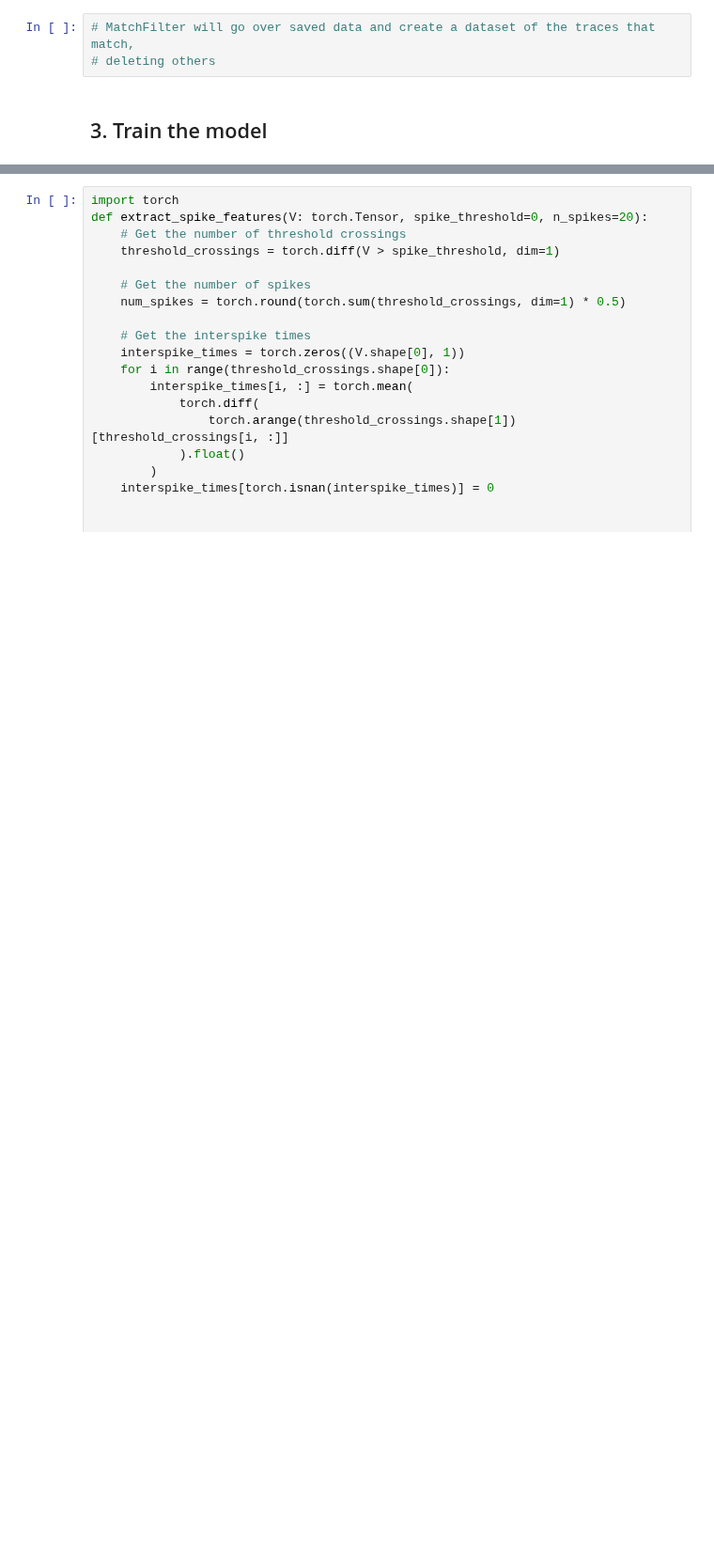
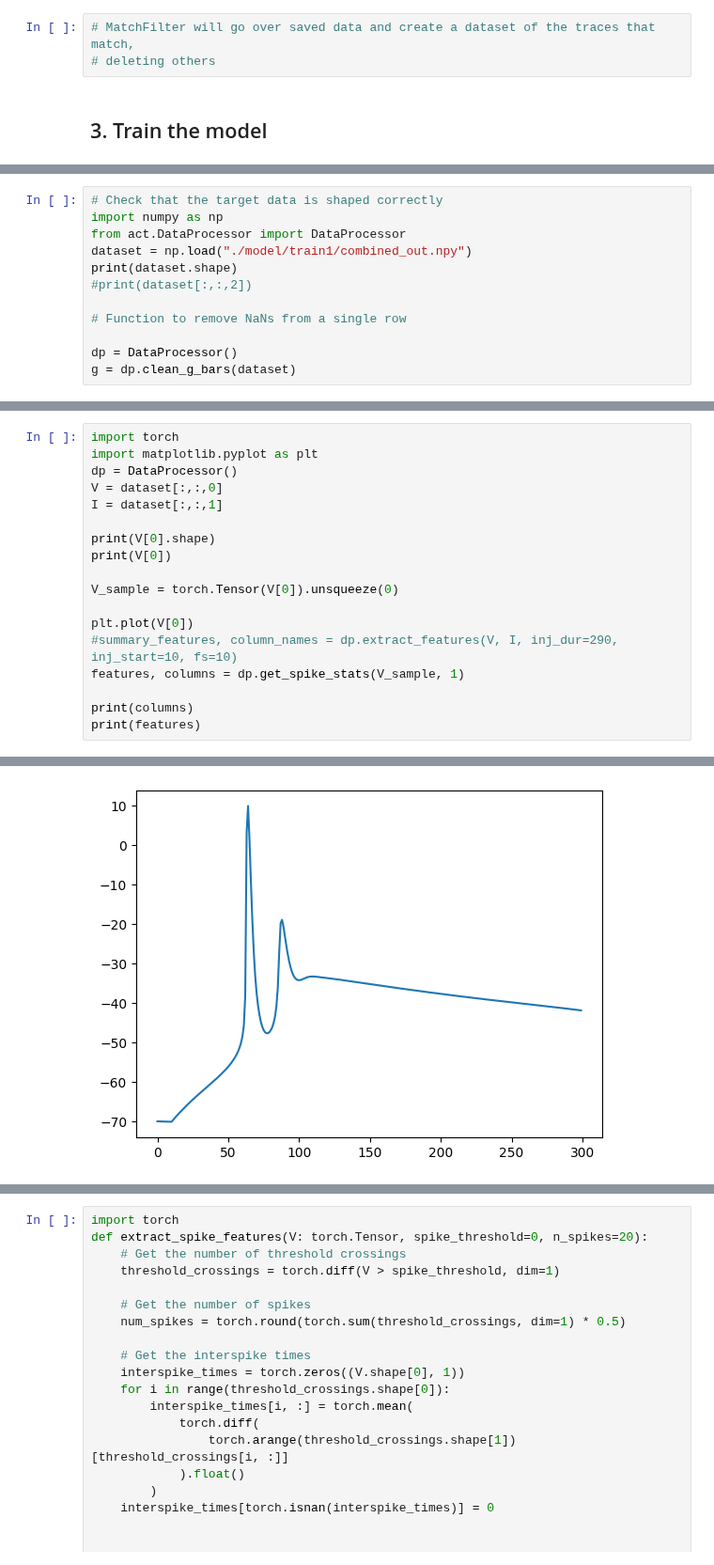
Before and after one commit to V-Marco/ACT, a Jupyter notebook: test_act.ipynb, the cells around one changed output, grey strips where cells are left out. Shown at 94% size. Cells and saved outputs as stored; diff of their text form; blank space fills up the shorter version.

```diff
--- a/test_act.ipynb
+++ b/test_act.ipynb
@@ -200,0 +205,12 @@ dataprocessor = DataProcessor()
+# %%
+# Check that the target data is shaped correctly
+import numpy as np
+from act.DataProcessor import DataProcessor
+dataset = np.load("./model/train1/combined_out.npy")
+print(dataset.shape)
+#print(dataset[:,:,2])
+
+# Function to remove NaNs from a single row
+
+dp = DataProcessor()
+g = dp.clean_g_bars(dataset)
@@ -200,0 +221,19 @@ dataprocessor = DataProcessor()
+# %%
+import torch
+import matplotlib.pyplot as plt
+dp = DataProcessor()
+V = dataset[:,:,0]
+I = dataset[:,:,1]
+
+print(V[0].shape)
+print(V[0])
+
+V_sample = torch.Tensor(V[0]).unsqueeze(0)
+
+plt.plot(V[0])
+#summary_features, column_names = dp.extract_features(V, I, inj_dur=290, inj_start=10, fs=10)
+features, columns = dp.get_spike_stats(V_sample, 1)
+
+print(columns)
+print(features)
+# %% [output]
@@ -200,0 +257 @@ dataprocessor = DataProcessor()
+[figure, added]
```
Also changed, not shown: parts of 19 cells of this notebook, 7 other files.
